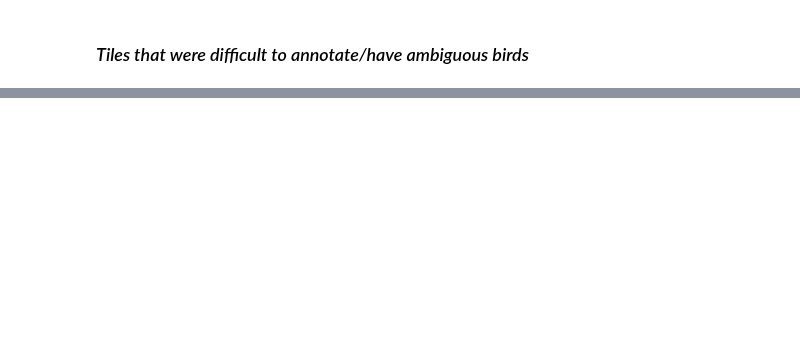
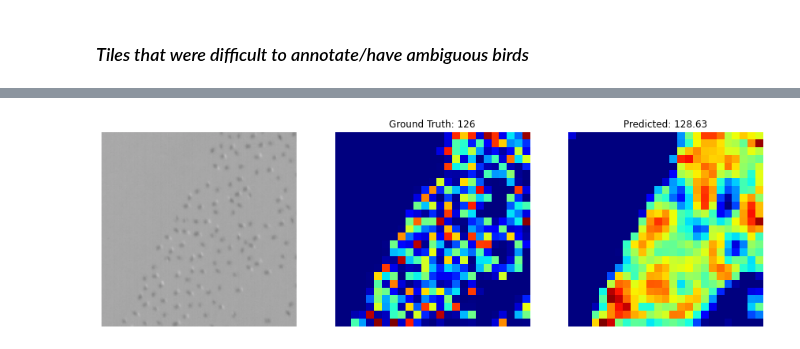
Before and after one commit to emiliolr/counting-cranes, a Jupyter notebook: analyses/qualitative_analyses.ipynb, the cells around one changed output, grey strips where cells are left out. Cells and saved outputs as stored; diff of their text form; code cells hidden in the pictures; blank space fills up the shorter version.

```diff
--- a/analyses/qualitative_analyses.ipynb
+++ b/analyses/qualitative_analyses.ipynb
@@ -451,0 +501,10 @@ predict_tiles_of_interest(tiles_of_interest, model = model_to_use)
+# %%
+#Grabbing some tiles of interest - format here is parent img num, tile in that parent img (w/o overlap)
+tiles_to_grab = ((1, 3),)
+
+tiles_of_interest = get_tiles_of_interest(tiles_to_grab, model_to_use) #this is tuples of (img, GT) or (img, GT, gt_count) for ASPDNet
+# %%
+#Checking out how the model does w/these tiles...
+predict_tiles_of_interest(tiles_of_interest, model = model_to_use)
+# %% [output]
+[figure, added]
```
Also changed, not shown: parts of 11 cells of this notebook, 5 other files.
